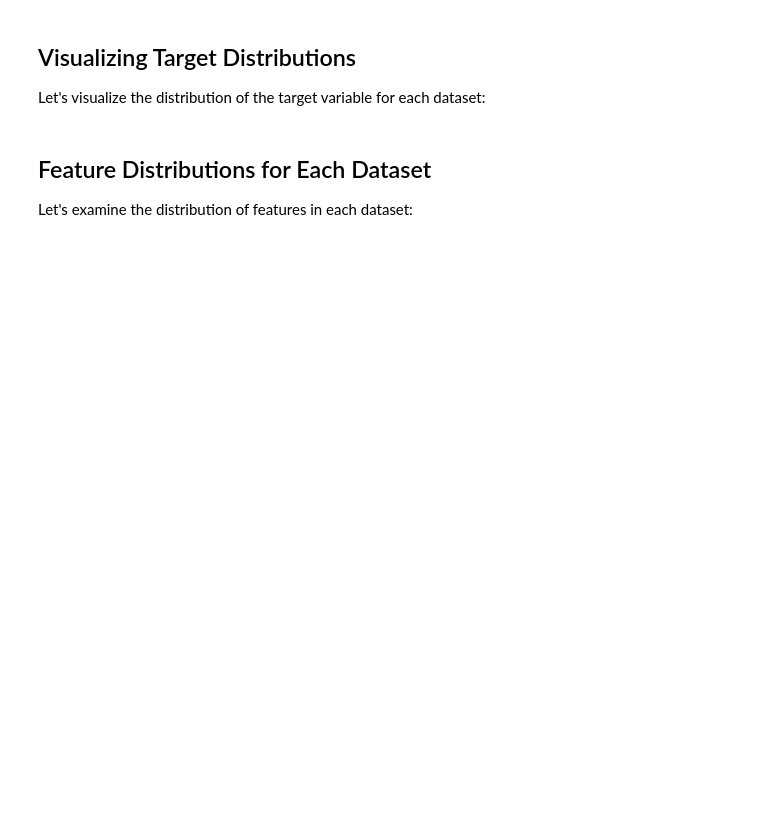
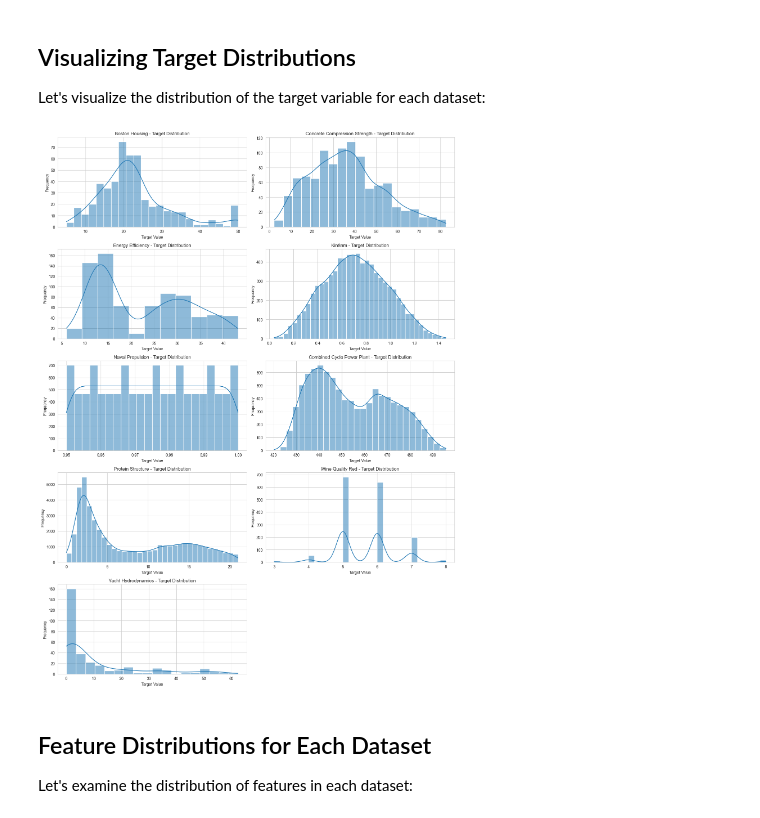
Before and after one commit to ujohn33/dgbm-paper, a Jupyter notebook: notebooks/uci_dataset_visualizations.ipynb, the cells around one changed output. Cells and saved outputs as stored; diff of their text form; code cells hidden in the pictures; blank space fills up the shorter version.

```diff
--- a/notebooks/uci_dataset_visualizations.ipynb
+++ b/notebooks/uci_dataset_visualizations.ipynb
@@ -105,42 +127,44 @@ Let's visualize the distribution of the target variable for each dataset:
 # Create a grid of histograms for target distributions
 n_datasets = len(datasets_data)
 n_cols = 2
 n_rows = (n_datasets + 1) // 2
 
 fig, axes = plt.subplots(n_rows, n_cols, figsize=(15, 4 * n_rows))
 axes = axes.flatten()
 
 for i, (dataset_name, data) in enumerate(datasets_data.items()):
     y = data.iloc[:, -1]
 
     # Plot histogram with KDE
     sns.histplot(y, kde=True, ax=axes[i])
 
     # Add QQ plot as an insert to check normality
     from scipy import stats
-    ax_inset = axes[i].inset_axes([0.6, 0.6, 0.35, 0.35])
-    stats.probplot(y, plot=ax_inset)
-    ax_inset.set_title('QQ Plot', fontsize=8)
-    ax_inset.tick_params(axis='both', which='both', labelsize=6)
+    #ax_inset = axes[i].inset_axes([0.6, 0.6, 0.35, 0.35])
+    #stats.probplot(y, plot=ax_inset)
+    #ax_inset.set_title('QQ Plot', fontsize=8)
+    #ax_inset.tick_params(axis='both', which='both', labelsize=6)
 
     # Set titles and labels
     axes[i].set_title(f"{dataset_name} - Target Distribution")
     axes[i].set_xlabel('Target Value')
     axes[i].set_ylabel('Frequency')
 
     # Add skewness and kurtosis as text
-    skew = y.skew()
-    kurt = y.kurtosis()
-    stats_text = f"Skewness: {skew:.2f}\nKurtosis: {kurt:.2f}"
-    axes[i].text(0.05, 0.95, stats_text, transform=axes[i].transAxes,
-                 verticalalignment='top', bbox=dict(boxstyle='round', facecolor='white', alpha=0.7))
+    # skew = y.skew()
+    # kurt = y.kurtosis()
+    # stats_text = f"Skewness: {skew:.2f}\nKurtosis: {kurt:.2f}"
+    # axes[i].text(0.05, 0.95, stats_text, transform=axes[i].transAxes,
+    #              verticalalignment='top', bbox=dict(boxstyle='round', facecolor='white', alpha=0.7))
 
 # Hide any unused subplots
 for j in range(i + 1, len(axes)):
     axes[j].set_visible(False)
 
 plt.tight_layout()
 plt.show()
+# %% [output]
+[figure, added]
 # %% [markdown]
 ## Feature Distributions for Each Dataset
 
```
Also changed, not shown: parts of 5 cells of this notebook.
